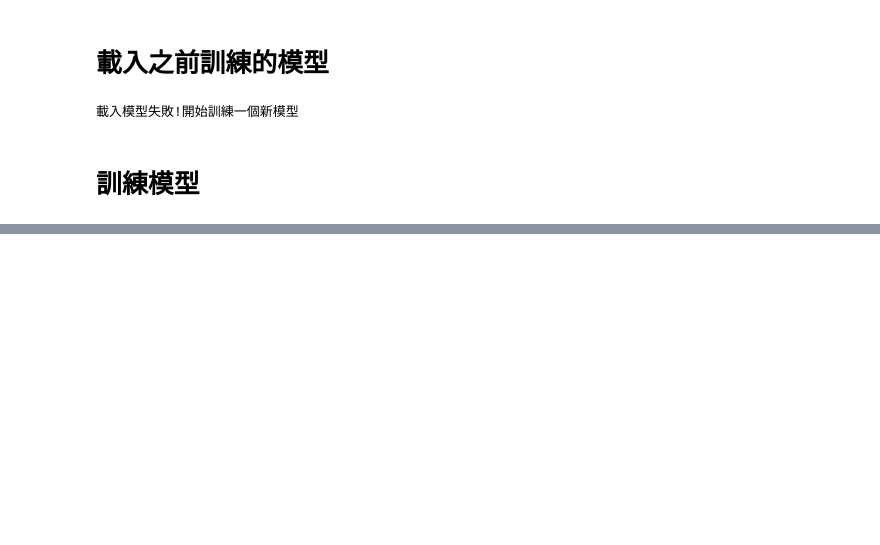
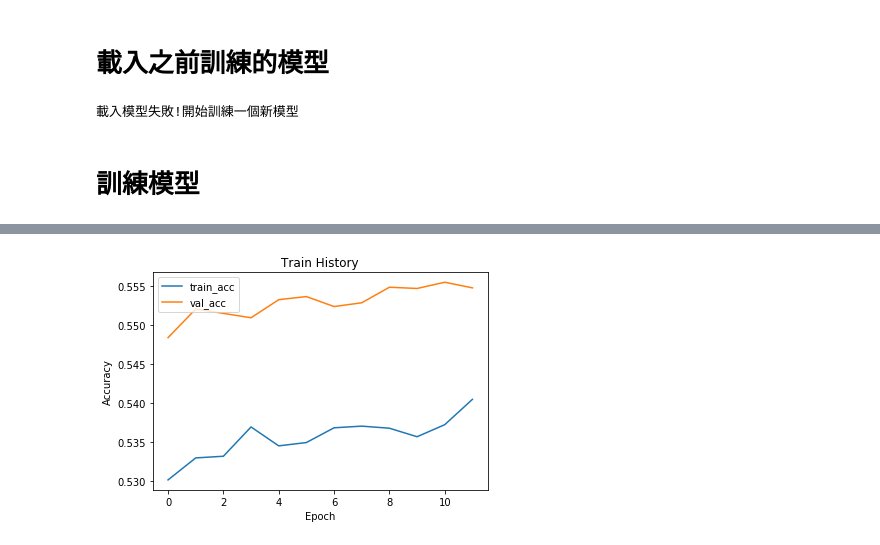
Before and after one commit to NCCUKris/4th-ML100Days, a Jupyter notebook: homework/Day71-使用損失函數_HW.ipynb, the cells around one changed output, grey strips where cells are left out. Cells and saved outputs as stored; diff of their text form; code cells hidden in the pictures; blank space fills up the shorter version.

```diff
--- a/homework/Day71-使用損失函數_HW.ipynb
+++ b/homework/Day71-使用損失函數_HW.ipynb
@@ -174,0 +198,4 @@ Epoch 12/12
+# %%
+show_train_history('acc','val_acc')
+# %% [output]
+[figure, added]
```
Also changed, not shown: parts of 14 cells of this notebook.
